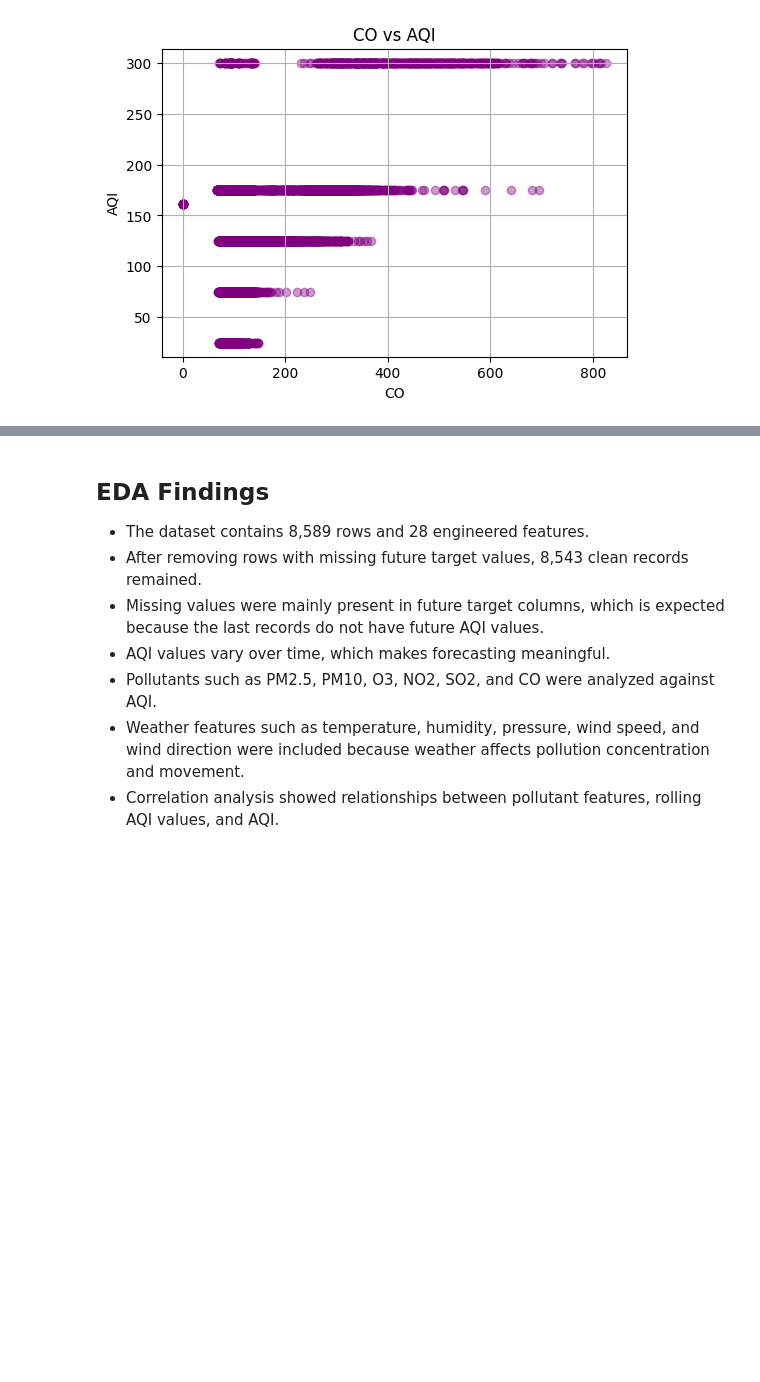
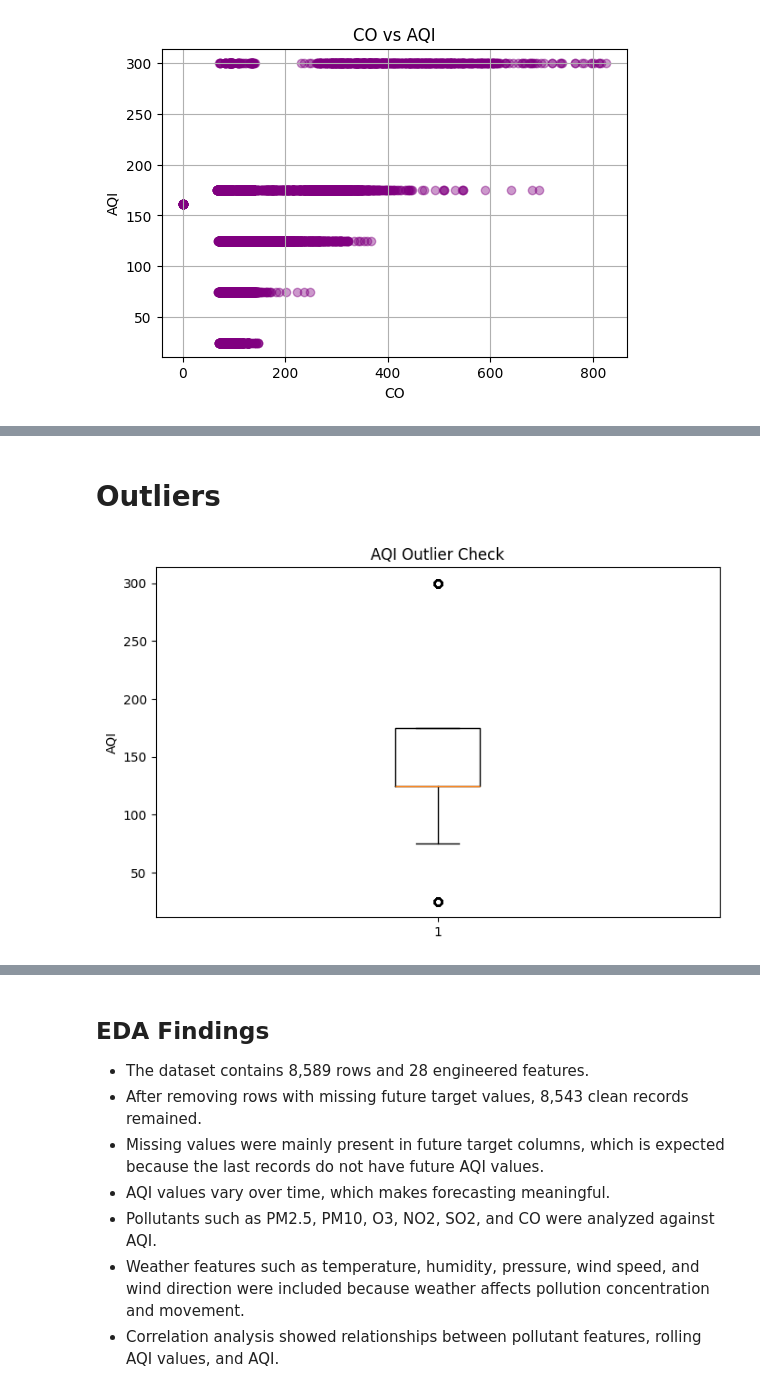
Before and after one commit to maham03nad/pearls-aqi-predictor, a Jupyter notebook: eda.ipynb, the cells around one changed output, grey strips where cells are left out. Cells and saved outputs as stored; diff of their text form; code cells hidden in the pictures; blank space fills up the shorter version.

```diff
--- a/eda.ipynb
+++ b/eda.ipynb
@@ -240,0 +326,10 @@ for col in pollutants:
+# %% [markdown]
+# Outliers
+# %%
+plt.figure(figsize=(8,5))
+plt.boxplot(df_clean["aqi"].dropna())
+plt.title("AQI Outlier Check")
+plt.ylabel("AQI")
+plt.show()
+# %% [output]
+[figure, added]
```
Also changed, not shown: parts of 10 cells of this notebook.
